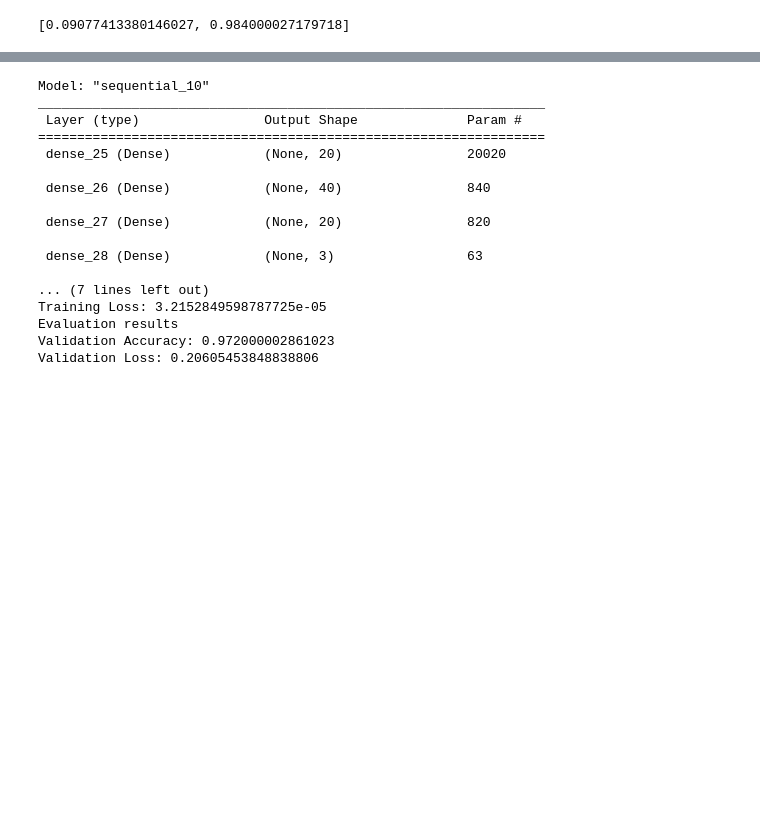
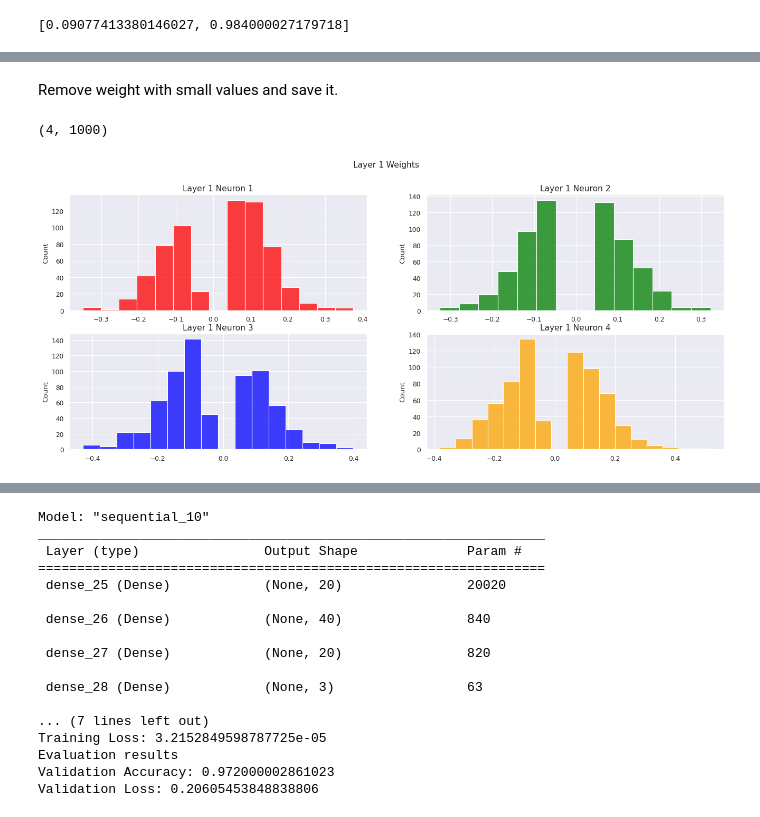
Before and after one commit to veysiadn/acustic-emission-models, a Jupyter notebook: convert_deploy.ipynb, the cells around one changed output, grey strips where cells are left out. Drawn from its saved outputs; the diff is of its cells as text; code cells hidden in the pictures; blank space fills up the shorter version.

```diff
--- a/convert_deploy.ipynb
+++ b/convert_deploy.ipynb
@@ -828,0 +819,26 @@ plot_weight_distribution(dense_model)
+# %% [markdown]
+Remove weight with small values and save it.
+# %%
+threshold = 0.05
+modified_layer1_weights = np.where(np.abs(layer1_weights) < threshold, np.nan, layer1_weights)
+print(modified_layer1_weights.shape)
+# modified_layer1_weights = modified_layer1_weights[modified_layer1_weights != 0]
+# print(modified_layer1_weights.shape)
+fig, ax1 = plt.subplots(2,2,squeeze=False)
+sns.set(rc={"figure.dpi":80, 'savefig.dpi':80, "figure.figsize":(20, 8)})
+g=sns.histplot(modified_layer1_weights[0], ax=ax1[0,0],color='red')
+g.set_title("Layer 1 Neuron 1",fontsize=14)
+###================================================================================================
+g=sns.histplot(modified_layer1_weights[1], ax=ax1[0,1],color='green')
+g.set_title("Layer 1 Neuron 2",fontsize=14)
+###================================================================================================
+g=sns.histplot(modified_layer1_weights[2], ax=ax1[1,0], color='blue')
+g.set_title("Layer 1 Neuron 3",fontsize=14)
+###================================================================================================
+g=sns.histplot(modified_layer1_weights[3], ax=ax1[1,1], color='orange')
+g.set_title("Layer 1 Neuron 4",fontsize=14)
+###================================================================================================
+g=fig.suptitle('Layer 1 Weights', fontsize=14)
+# %% [output]
+(4, 1000)
+[figure, added]
```
Also changed, not shown: parts of 6 cells of this notebook.
